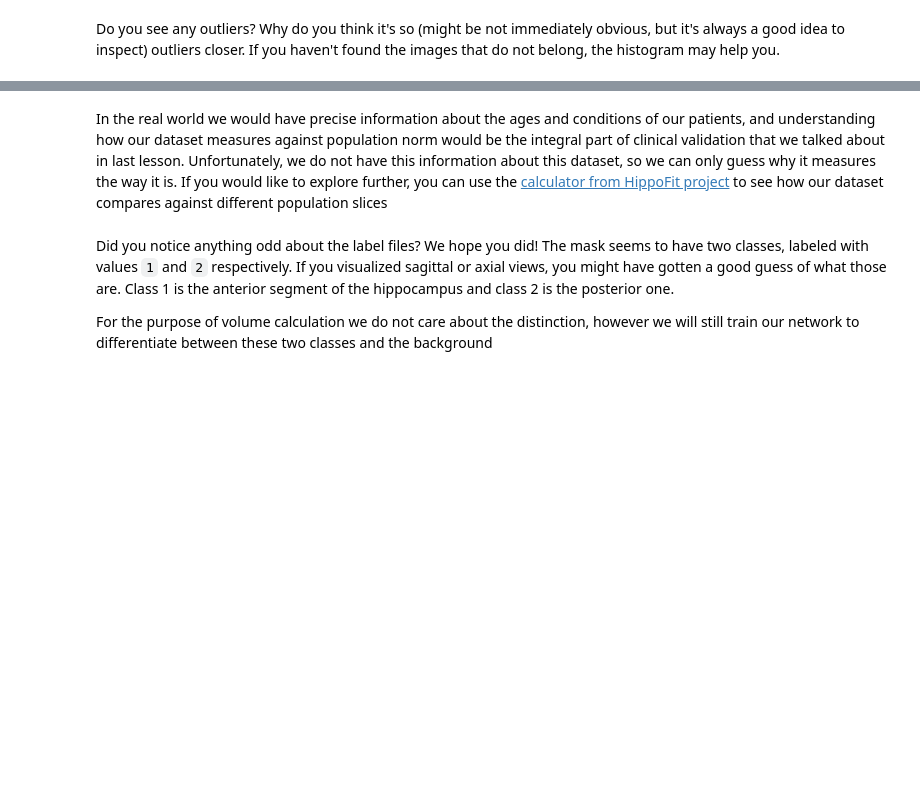
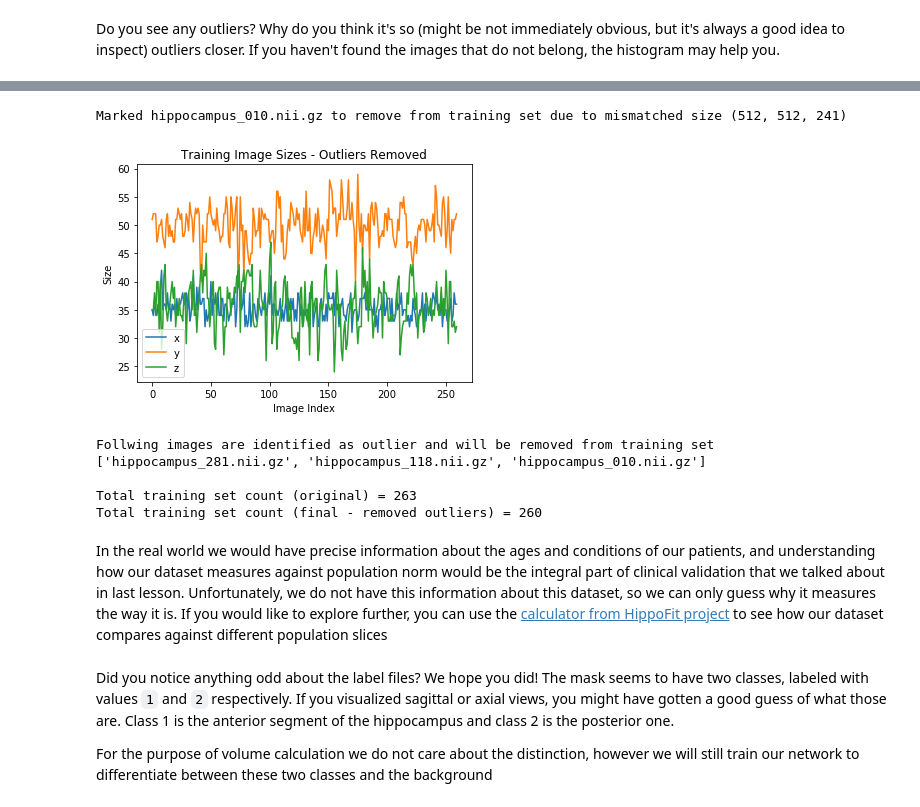
Before and after one commit to jintolonappan/udacity_hippocampal, a Jupyter notebook: section1/Final Project EDA.ipynb, the cells around one changed output, grey strips where cells are left out. Drawn from its saved outputs; the diff is of its cells as text; code cells hidden in the pictures; blank space fills up the shorter version.

```diff
--- a/section1/Final Project EDA.ipynb
+++ b/section1/Final Project EDA.ipynb
@@ -193,3 +250,46 @@ Do you see any outliers? Why do you think it's so (might be not immediately obvi
+# %%
+# Remove the outlier identified based on Image Sizes
+imgX = []
+imgY = []
+imgZ = []
+for filename in train_imgs:
+    if filename in outliers:
+        continue
+    x, y, z = nib.load(images + filename).get_fdata().shape
+
+    threshold = 100
+    if max(x, y, z) > threshold:
+        print(f'Marked {filename} to remove from training set due to mismatched size ({x}, {y}, {z})')
+        outliers.append(filename)
+        continue
+
+    imgX.append(x)
+    imgY.append(y)
+    imgZ.append(z)
+    # print(filename, imgX, imgY, imgZ)
+
+plt.xlabel('Image Index')
+plt.ylabel('Size')
+plt.title('Training Image Sizes - Outliers Removed')
+plt.plot(imgX, label='x')
+plt.plot(imgY, label='y')
+plt.plot(imgZ, label='z')
+plt.legend()
+plt.show()
+# %% [output]
+Marked hippocampus_010.nii.gz to remove from training set due to mismatched size (512, 512, 241)
+[figure, added]
+# %%
+print('Follwing images are identified as outlier and will be removed from training set')
+print(outliers)
+print(f'\nTotal training set count (original) = {tot_imgs}')
+print(f'Total training set count (final - removed outliers) = {tot_imgs - len(outliers)}')
+# %% [output]
+Follwing images are identified as outlier and will be removed from training set
+['hippocampus_281.nii.gz', 'hippocampus_118.nii.gz', 'hippocampus_010.nii.gz']
+
+Total training set count (original) = 263
+Total training set count (final - removed outliers) = 260
 # %% [markdown]
 In the real world we would have precise information about the ages and conditions of our patients, and understanding how our dataset measures against population norm would be the integral part of clinical validation that we talked about in last lesson. Unfortunately, we do not have this information about this dataset, so we can only guess why it measures the way it is. If you would like to explore further, you can use the [calculator from HippoFit project](http://www.smanohar.com/biobank/calculator.html) to see how our dataset compares against different population slices
 # %% [markdown]
```
Also changed, not shown: parts of 16 cells of this notebook, 27 other files.
